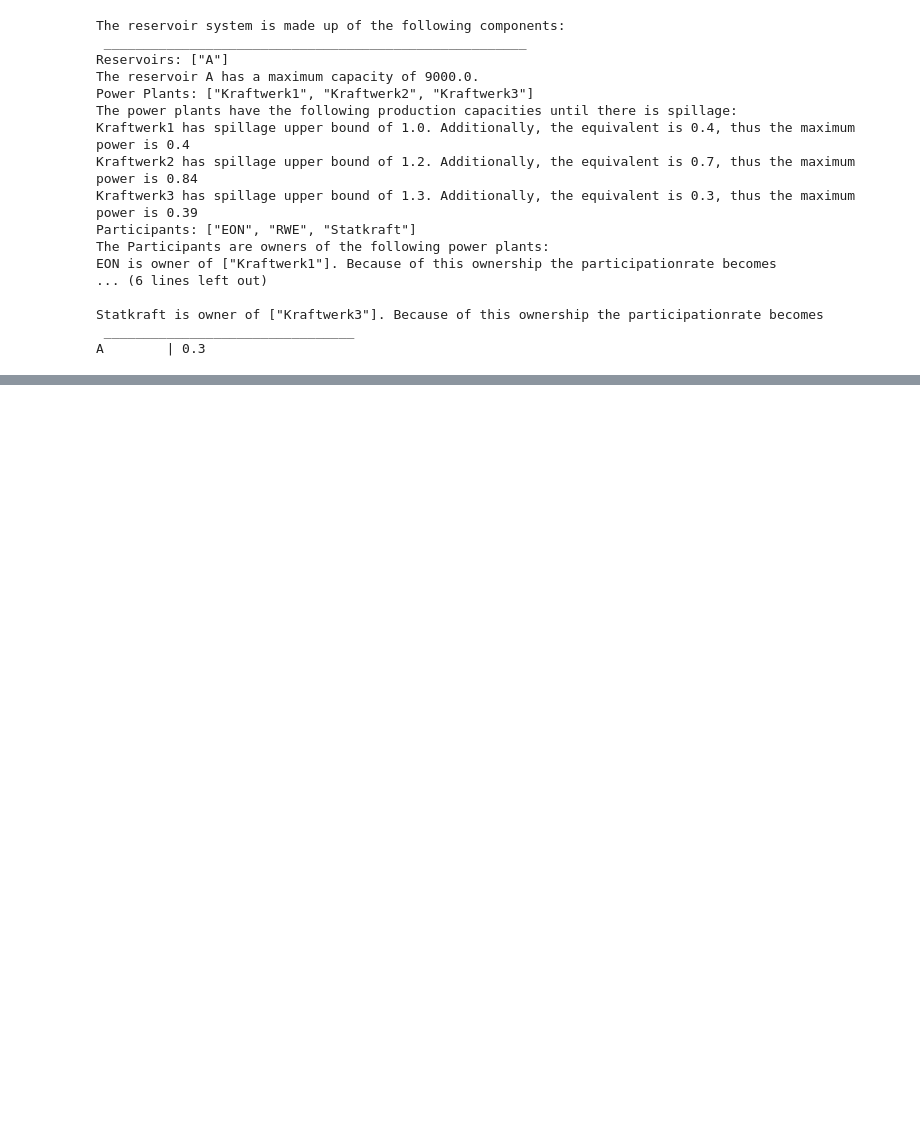
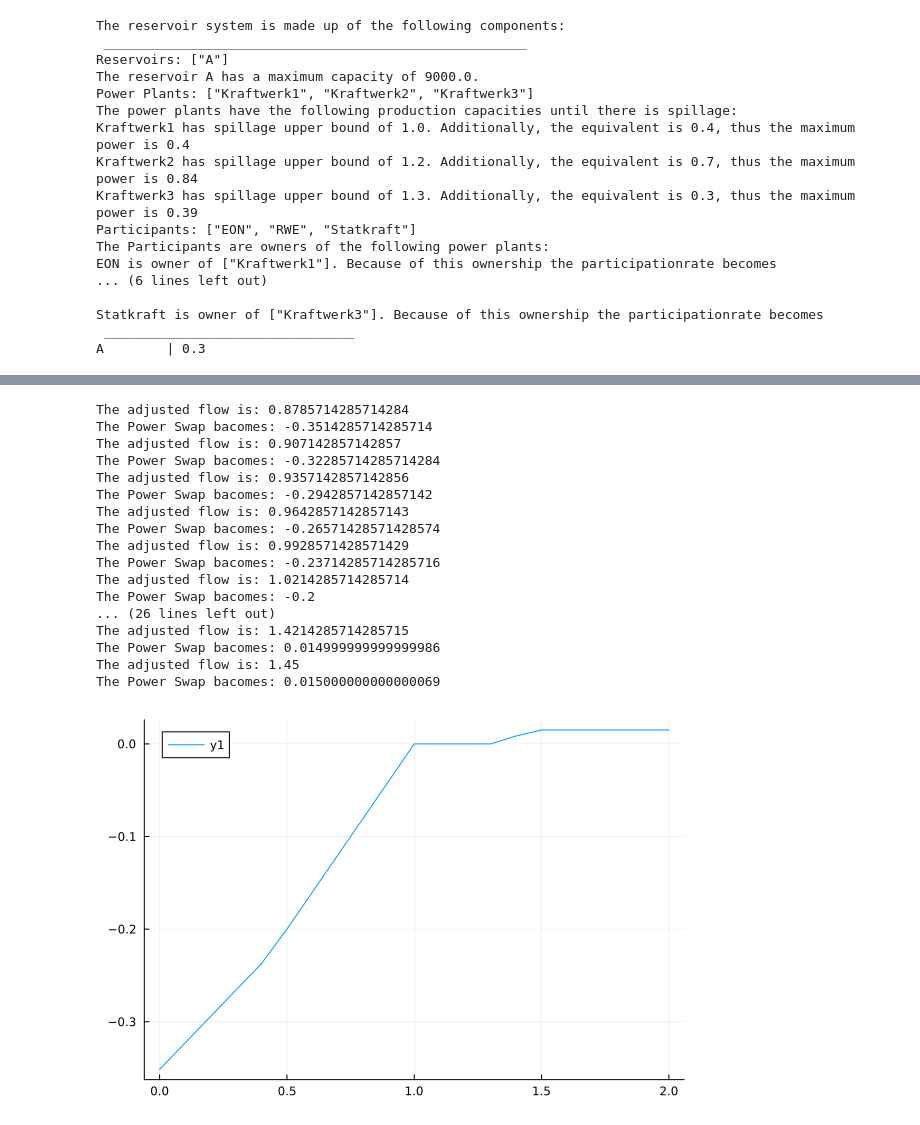
Before and after one commit to lennarthagemann/Code-Master-Thesis, a Jupyter notebook: WaterRegulationExample.ipynb, the cells around one changed output, grey strips where cells are left out. Drawn from its saved outputs; the diff is of its cells as text; code cells hidden in the pictures; blank space fills up the shorter version.

Commit message:
Water Regulation Example Work

```diff
--- a/WaterRegulationExample.ipynb
+++ b/WaterRegulationExample.ipynb
@@ -91,0 +94,25 @@ A        | 0.3
+# %%
+Nomination = Dict{NamedTuple{(:participant, :reservoir), Tuple{Participant, Reservoir}}, Float64}((participant = j, reservoir = r) => 0.0 for j in J1 for r in R1)
+Nomination[(participant = J1[1], reservoir = R1[1])] = 1.0
+Nomination[(participant = J1[2], reservoir = R1[1])] = 0.6
+Nomination[(participant = J1[3], reservoir = R1[1])] = 0.8
+Qref = Dict{Reservoir, Float64}(r => 0.8 for r in R1)
+T = 24
+
+Qadj, QadjTot, P_Swap, POver, ΣPOver, MaxEnergy = water_regulation(Nomination, Qref, T);
+println("The Nominations are as following: ", Nomination)
+println("The adjusted flow is: ", Qadj)
+
+function Nomination_Variation(j::Participant, r::Reservoir, Noms::Dict{NamedTuple{(:participant, :reservoir), Tuple{Participant, Reservoir}}, Float64}, NomRange, Qref::Dict{Reservoir, Float64}; T = 24)
+    Qadjs::Vector{Float64} = []
+    P_Swaps::Vector{Float64} = []
+    for nom in NomRange
+        Noms[(participant = j, reservoir = r)] = nom
+        Qadj_loc, _,P_Swap_loc,_,_,_ = water_regulation(Noms, Qref, T);
+        println("The adjusted flow is: ", Qadj_loc[r])
+        println("The Power Swap bacomes: ", P_Swap_loc[j][r])
+        push!(Qadjs, Qadj_loc[r])
+        push!(P_Swaps, P_Swap_loc[j][r])
+    end
+    return Qadjs, P_Swaps
+end
@@ -91,0 +131,27 @@ A        | 0.3
+# %%
+noms = 0:0.1:2
+
+Qadjs, P_Swaps = Nomination_Variation(J1[1], R1[1], Nomination, noms, Qref)
+
+
+Plots.plot(noms, Qadjs)
+Plots.plot(noms, P_Swaps)
+# %% [output]
+The adjusted flow is: 0.8785714285714284
+The Power Swap bacomes: -0.3514285714285714
+The adjusted flow is: 0.907142857142857
+The Power Swap bacomes: -0.32285714285714284
+The adjusted flow is: 0.9357142857142856
+The Power Swap bacomes: -0.2942857142857142
+The adjusted flow is: 0.9642857142857143
+The Power Swap bacomes: -0.26571428571428574
+The adjusted flow is: 0.9928571428571429
+The Power Swap bacomes: -0.23714285714285716
+The adjusted flow is: 1.0214285714285714
+The Power Swap bacomes: -0.2
+... (26 lines left out)
+The adjusted flow is: 1.4214285714285715
+The Power Swap bacomes: 0.014999999999999986
+The adjusted flow is: 1.45
+The Power Swap bacomes: 0.015000000000000069
+[figure, added]
```
Also changed, not shown: parts of 4 cells of this notebook.
